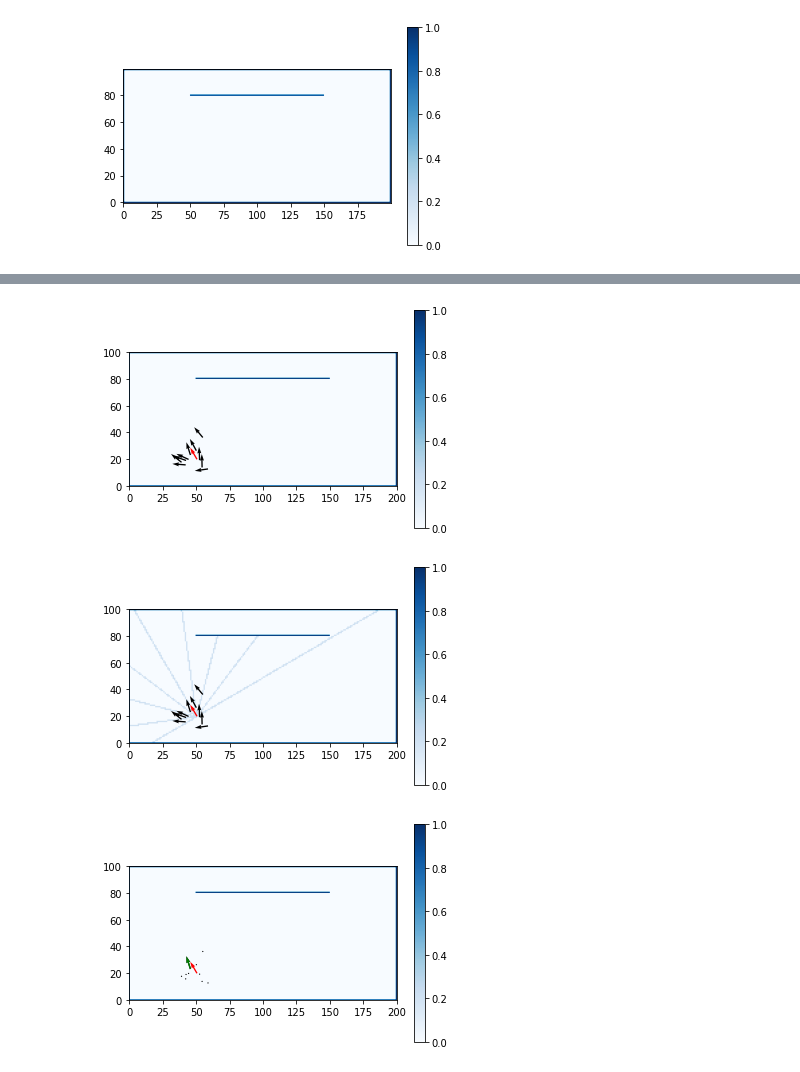
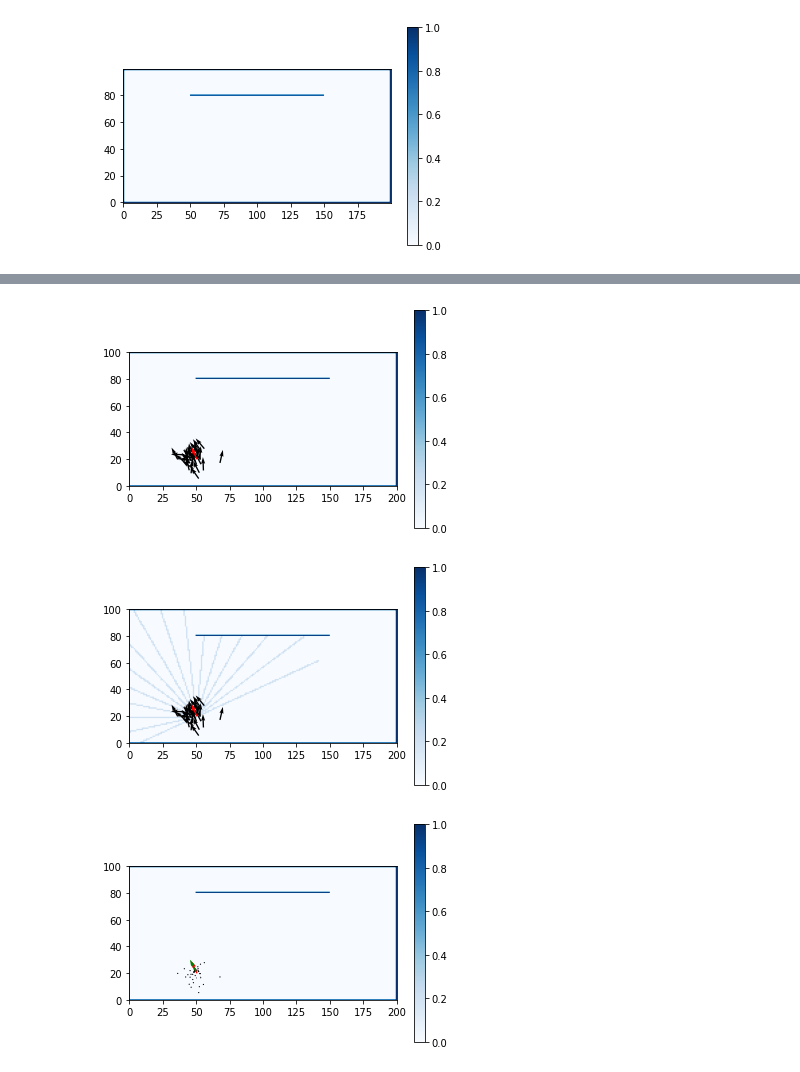
Before and after one commit to ericsims/8B, a Jupyter notebook: Sim/lib_dev/localize/particle filter/particle_filter.ipynb, the cells around one changed output, grey strips where cells are left out. Cells and saved outputs as stored; diff of their text form; code cells hidden in the pictures.

```diff
--- a/Sim/lib_dev/localize/particle filter/particle_filter.ipynb
+++ b/Sim/lib_dev/localize/particle filter/particle_filter.ipynb
@@ -63,27 +63,27 @@ plot_pf_qvr(pf.particles, map=MAP, true_position=true_position)
 # %%
 # assume some movement forward from odometry
 dx = 10
-dtheta = .6
+dtheta = .5
 pf.propagate_odom(dx, dtheta, 2, 0.3)
 update_pos(true_position, dx, dtheta)
 plot_pf_qvr(pf.particles, map=MAP, true_position=true_position)
 # %% [output]
-[figure, old version]
+[figure, new version]
 # %%
 # sample lidar
 observed_lidar = LidarSim()
 lidar_map, observed_lidar_data = observed_lidar.getRays(true_position, MAP)
 plot_pf_qvr(particles=pf.particles, map=lidar_map, true_position=true_position)
 # %% [output]
-[figure, old version]
+[figure, new version]
 # %%
 # update weights based of estimated lidar from each particle
-pf.update_weights(observed_lidar_data)
+pf.update_weights_inverse_dist(observed_lidar_data)
 pf.normalize_weights()
 pf.update_best_guess()
 plot_pf_qvr(pf.particles, map=MAP, true_position=true_position, best_guess=pf.best_guess)
 # %% [output]
-[figure, old version]
+[figure, new version]
 # %%
 # check distribution of weights
 ns = []
```
Also changed, not shown: parts of 5 cells of this notebook, 3 other files.
